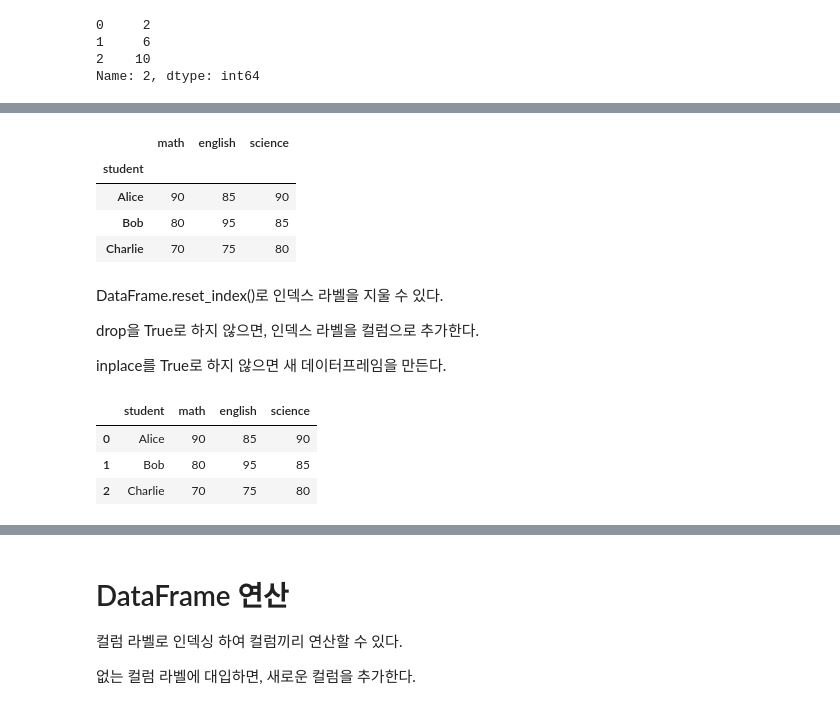
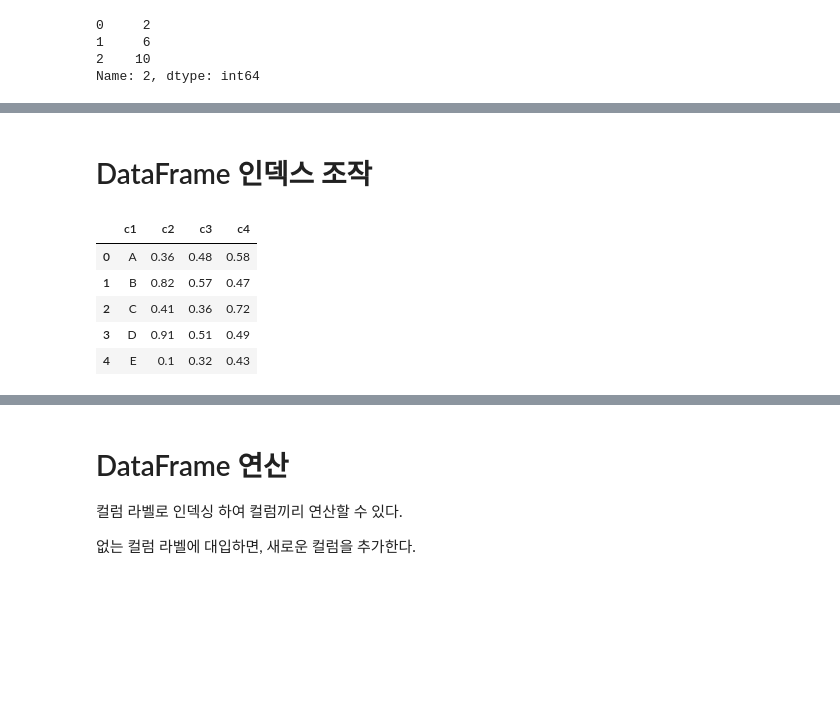
Before and after one commit to 1jelly7/test_python, a Jupyter notebook: test_pandas_dataframe.ipynb, the cells around one changed output, grey strips where cells are left out. Saved outputs shown, nothing was run; the diff lists cells and outputs as text; code cells hidden in the pictures; blank space fills up the shorter version.

```diff
--- a/test_pandas_dataframe.ipynb
+++ b/test_pandas_dataframe.ipynb
@@ -226,30 +209,15 @@ inplace를 True로 하지 않으면 새 데이터프레임을 만든다.
-# %%
-data = {
-    'math': [90, 80, 70],
-    'english': [85, 95, 75],
-    'science': [90, 85, 80],
-    'student': ['Alice', 'Bob', 'Charlie']
-}
-df = pd.DataFrame(data)
-
-df.set_index('student', inplace=True)
-df
-# %% [output]
-|  | math | english | science |
-| student |  |  |  |
-| Alice | 90 | 85 | 90 |
-| Bob | 80 | 95 | 85 |
-| Charlie | 70 | 75 | 80 |
-# %% [markdown]
-DataFrame.reset_index()로 인덱스 라벨을 지울 수 있다.
-
-drop을 True로 하지 않으면, 인덱스 라벨을 컬럼으로 추가한다.
-
-inplace를 True로 하지 않으면 새 데이터프레임을 만든다.
-# %%
-df.reset_index()
-# %% [output]
-|  | student | math | english | science |
-| 0 | Alice | 90 | 85 | 90 |
-| 1 | Bob | 80 | 95 | 85 |
-| 2 | Charlie | 70 | 75 | 80 |
+# %% [markdown]
+# DataFrame 인덱스 조작
+# %%
+df = pd.DataFrame(
+        np.vstack([list("ABCDE"), np.round(np.random.rand(3, 5), 2)]).T,
+        columns=["c1", "c2", "c3", "c4"],
+    )
+df
+# %% [output]
+|  | c1 | c2 | c3 | c4 |
+| 0 | A | 0.36 | 0.48 | 0.58 |
+| 1 | B | 0.82 | 0.57 | 0.47 |
+| 2 | C | 0.41 | 0.36 | 0.72 |
+| 3 | D | 0.91 | 0.51 | 0.49 |
+| 4 | E | 0.1 | 0.32 | 0.43 |
```
Also changed, not shown: parts of 44 cells of this notebook, 6 other files.
